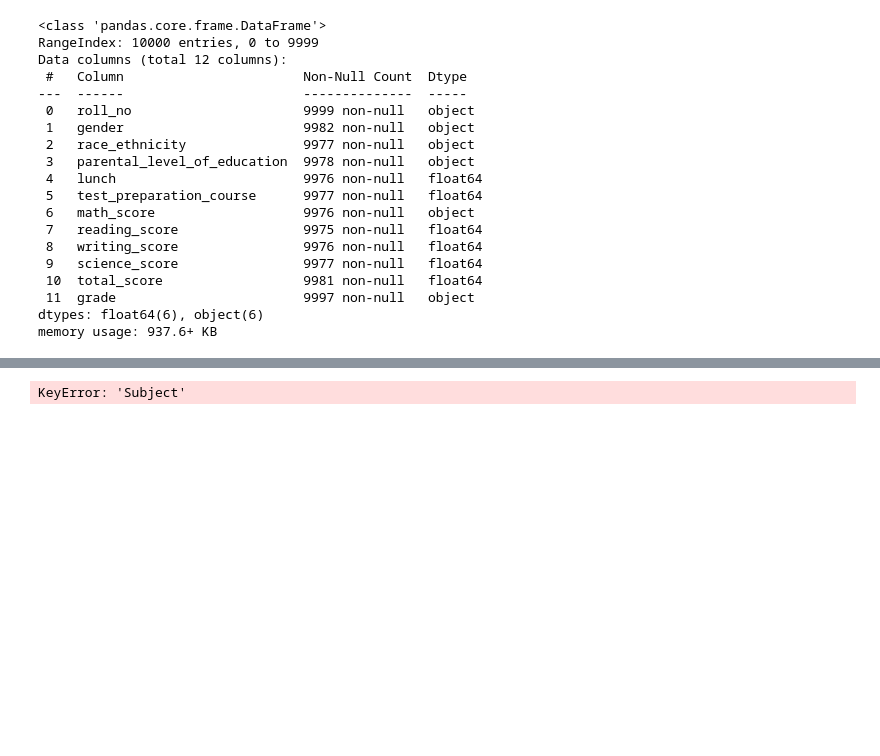
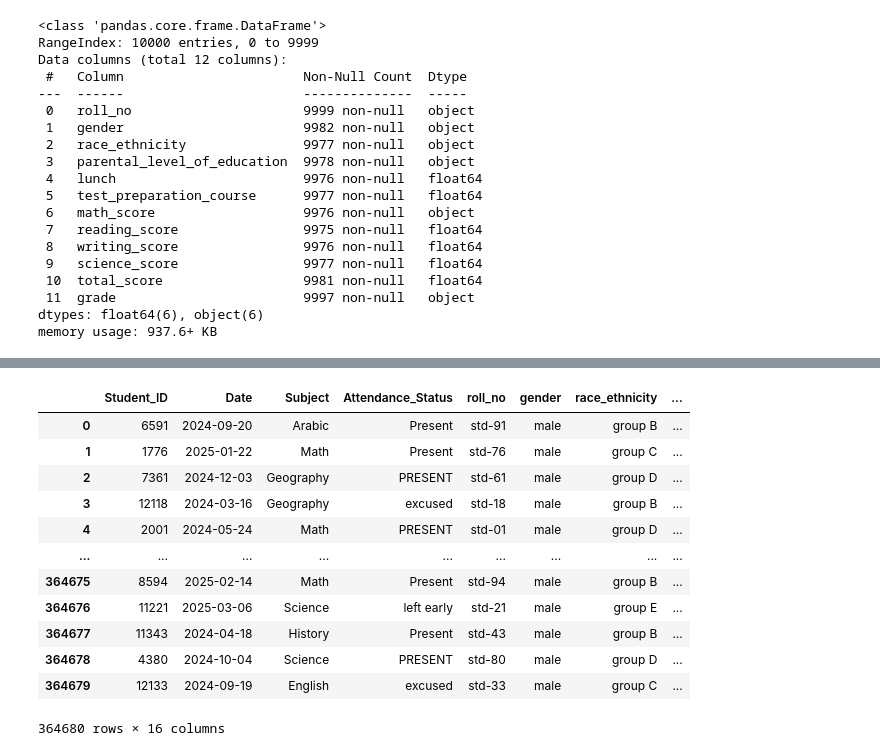
Before and after one commit to janviishere/Python-Program, a Jupyter notebook: LabWork(DWAC).ipynb, the cells around one changed output, grey strips where cells are left out. Saved outputs shown, nothing was run; the diff lists cells and outputs as text; code cells hidden in the pictures; blank space fills up the shorter version.

```diff
--- a/LabWork(DWAC).ipynb
+++ b/LabWork(DWAC).ipynb
@@ -541,3 +542,9 @@ Data columns (total 12 columns):
  11  grade                        9997 non-null   object
 dtypes: float64(6), object(6)
 memory usage: 937.6+ KB
+# %%
+df['roll_no'] = df['Student_ID'].astype(str).str[-2:]
+df['roll_no'] = "std-" + df['roll_no']
+merged = pd.merge(df1, df, on='roll_no')
+
+print(merged.head())
@@ -544,4 +569,16 @@ memory usage: 937.6+ KB
 # %%
-pd.merge(df,df1,on="Subject")
+pd.merge(df,df1,on="roll_no",how="left")
 # %% [output]
+|  | Student_ID | Date | Subject | Attendance_Status | roll_no | gender | race_ethnicity | ... |
+| 0 | 6591 | 2024-09-20 | Arabic | Present | std-91 | male | group B | ... |
+| 1 | 1776 | 2025-01-22 | Math | Present | std-76 | male | group C | ... |
+| 2 | 7361 | 2024-12-03 | Geography | PRESENT | std-61 | male | group D | ... |
+| 3 | 12118 | 2024-03-16 | Geography | excused | std-18 | male | group B | ... |
+| 4 | 2001 | 2024-05-24 | Math | PRESENT | std-01 | male | group D | ... |
+| ... | ... | ... | ... | ... | ... | ... | ... | ... |
+| 364675 | 8594 | 2025-02-14 | Math | Present | std-94 | male | group B | ... |
+| 364676 | 11221 | 2025-03-06 | Science | left early | std-21 | male | group E | ... |
+| 364677 | 11343 | 2024-04-18 | History | Present | std-43 | male | group B | ... |
+| 364678 | 4380 | 2024-10-04 | Science | PRESENT | std-80 | male | group D | ... |
+| 364679 | 12133 | 2024-09-19 | English | excused | std-33 | male | group C | ... |
-KeyError: 'Subject'
+364680 rows × 16 columns
```
Also changed, not shown: parts of 13 cells of this notebook.
